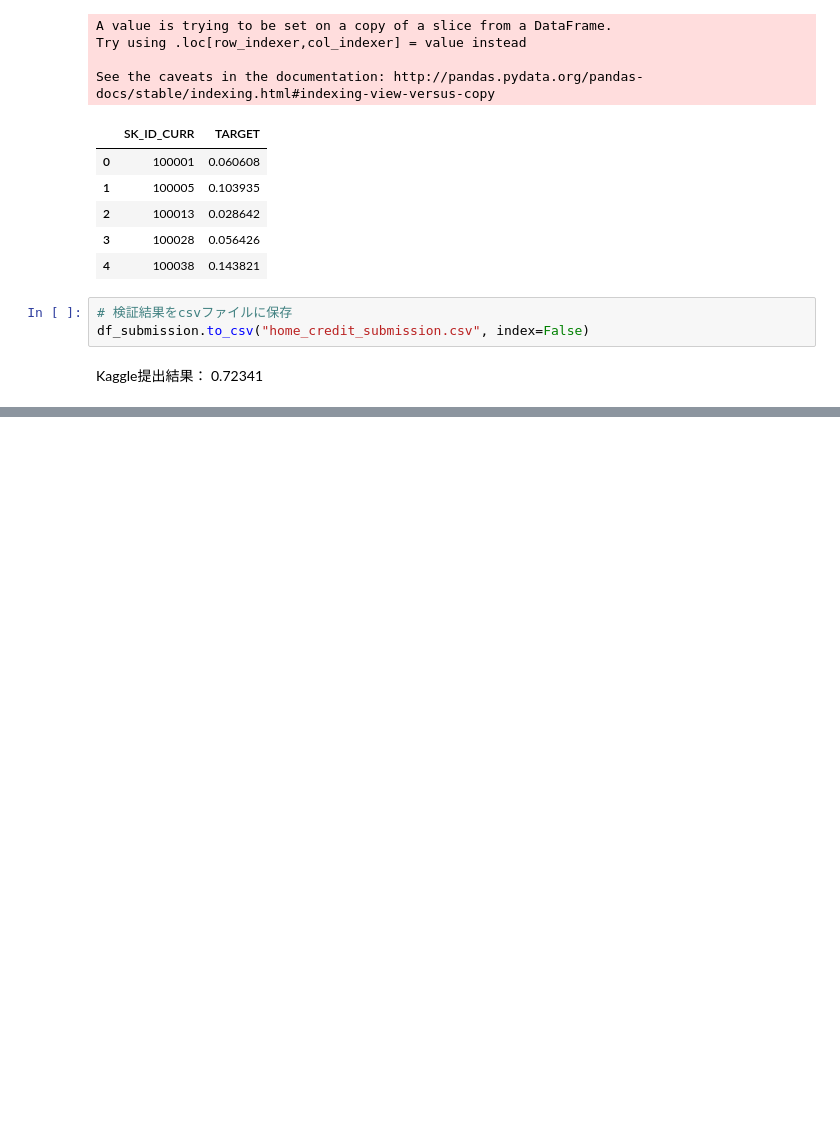
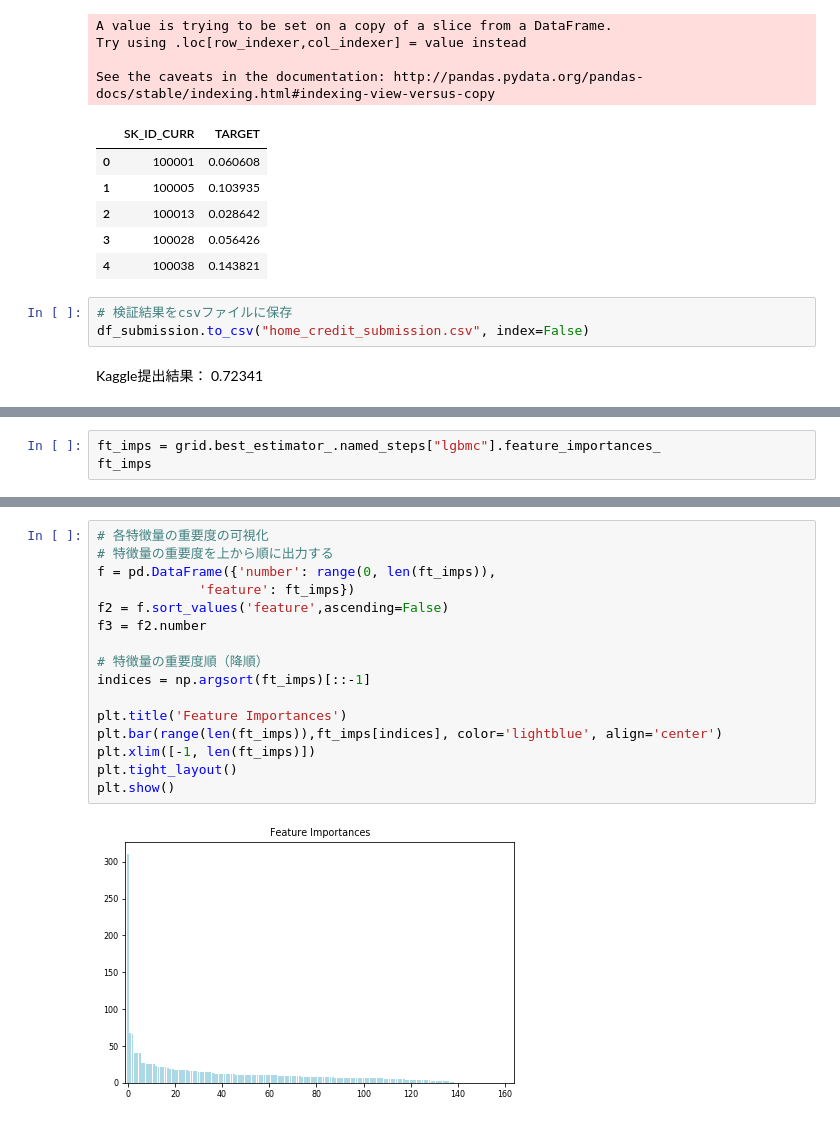
Before and after one commit to kztsh/diveintocode-ml, a Jupyter notebook: term1/sprint01/sprint1-ml-scratch-intro.ipynb, the cells around one changed output, grey strips where cells are left out. Saved outputs shown, nothing was run; the diff lists cells and outputs as text; blank space fills up the shorter version.

```diff
--- a/term1/sprint01/sprint1-ml-scratch-intro.ipynb
+++ b/term1/sprint01/sprint1-ml-scratch-intro.ipynb
@@ -1057,0 +1252,3 @@ Kaggle提出結果： 0.72341
+# %%
+ft_imps = grid.best_estimator_.named_steps["lgbmc"].feature_importances_
+ft_imps
@@ -1057,0 +1269,18 @@ Kaggle提出結果： 0.72341
+# %%
+# 各特徴量の重要度の可視化
+# 特徴量の重要度を上から順に出力する
+f = pd.DataFrame({'number': range(0, len(ft_imps)),
+             'feature': ft_imps})
+f2 = f.sort_values('feature',ascending=False)
+f3 = f2.number
+
+# 特徴量の重要度順（降順）
+indices = np.argsort(ft_imps)[::-1]
+
+plt.title('Feature Importances')
+plt.bar(range(len(ft_imps)),ft_imps[indices], color='lightblue', align='center')
+plt.xlim([-1, len(ft_imps)])
+plt.tight_layout()
+plt.show()
+# %% [output]
+[figure, added]
```
Also changed, not shown: parts of 41 cells of this notebook, 1 other file.
